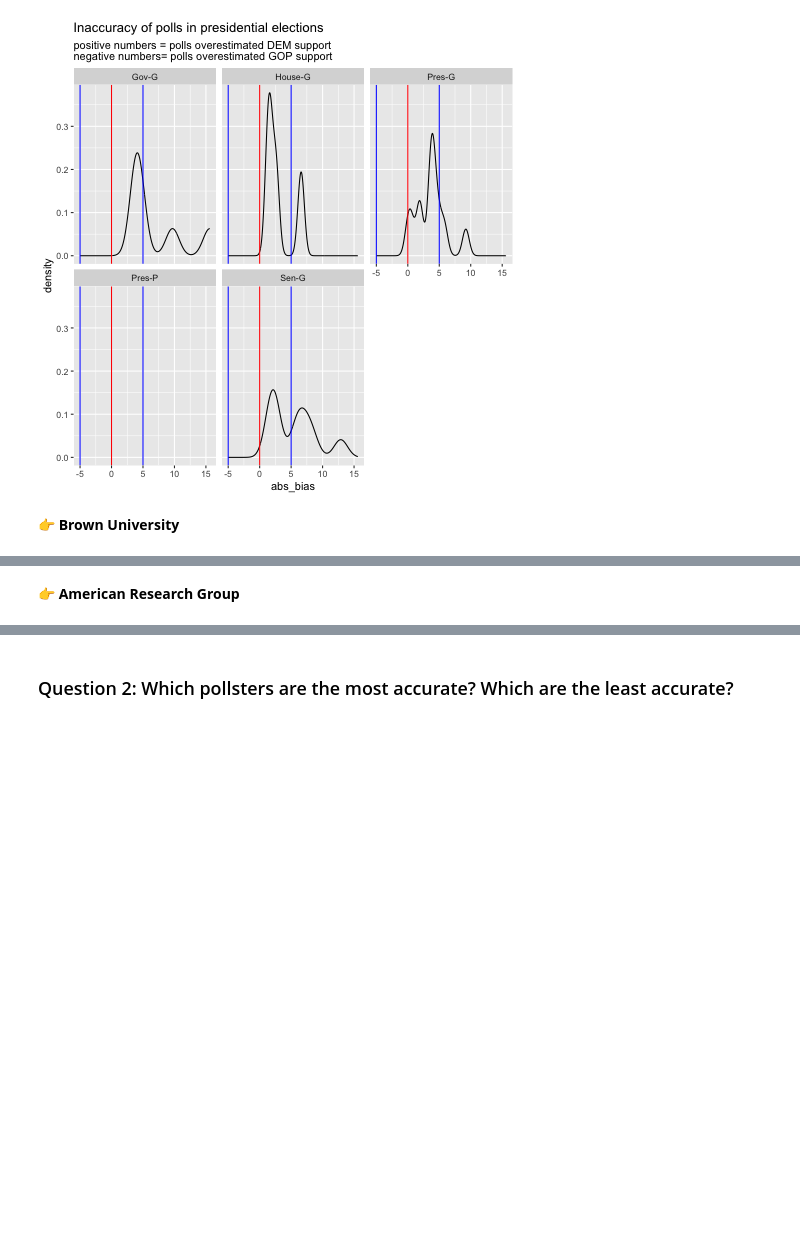
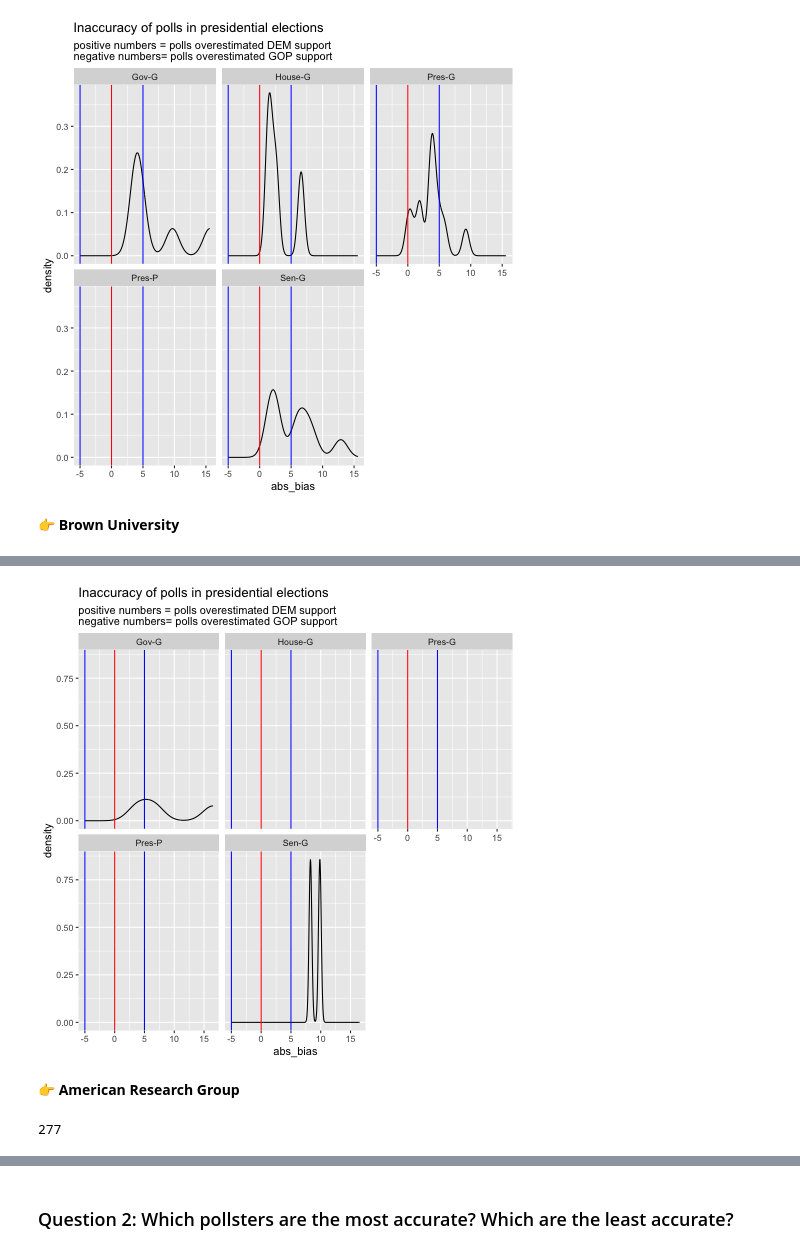
Before and after one commit to juhanarossi/polling-exploration-jake-juhana, a Jupyter notebook: notebook-3.ipynb, the cells around one changed output, grey strips where cells are left out. Saved outputs shown, nothing was run; the diff lists cells and outputs as text; code cells hidden in the pictures; blank space fills up the shorter version.

```diff
--- a/notebook-3.ipynb
+++ b/notebook-3.ipynb
@@ -251,3 +250,5 @@ ggplot(fox) +
 [figure]
 # %% [markdown]
 👉 **Brown University**
+# %%
+brown = df[df.pollster == "Brown University"]
@@ -254,2 +279,19 @@ ggplot(fox) +
+# %%
+%%R -i brown
+
+# a basic histogram
+ggplot(brown) +
+    aes(x=abs_bias) +
+    geom_density(adjust=1/2) +
+    facet_wrap('type_simple') +
+    geom_vline(aes(xintercept=0), color='red') +
+    geom_vline(aes(xintercept=5), color='blue') +
+    geom_vline(aes(xintercept=-5), color='blue') +
+    labs(
+        title='Inaccuracy of polls in presidential elections',
+        subtitle="positive numbers = polls overestimated DEM support\nnegative numbers= polls overestimated GOP support",
+        )
+# %% [output]
+[figure, added]
 # %% [markdown]
 👉 **American Research Group**
@@ -255,0 +300,4 @@ ggplot(fox) +
+# %%
+len(arg)
+# %% [output]
+277
```
Also changed, not shown: parts of 10 cells of this notebook.
